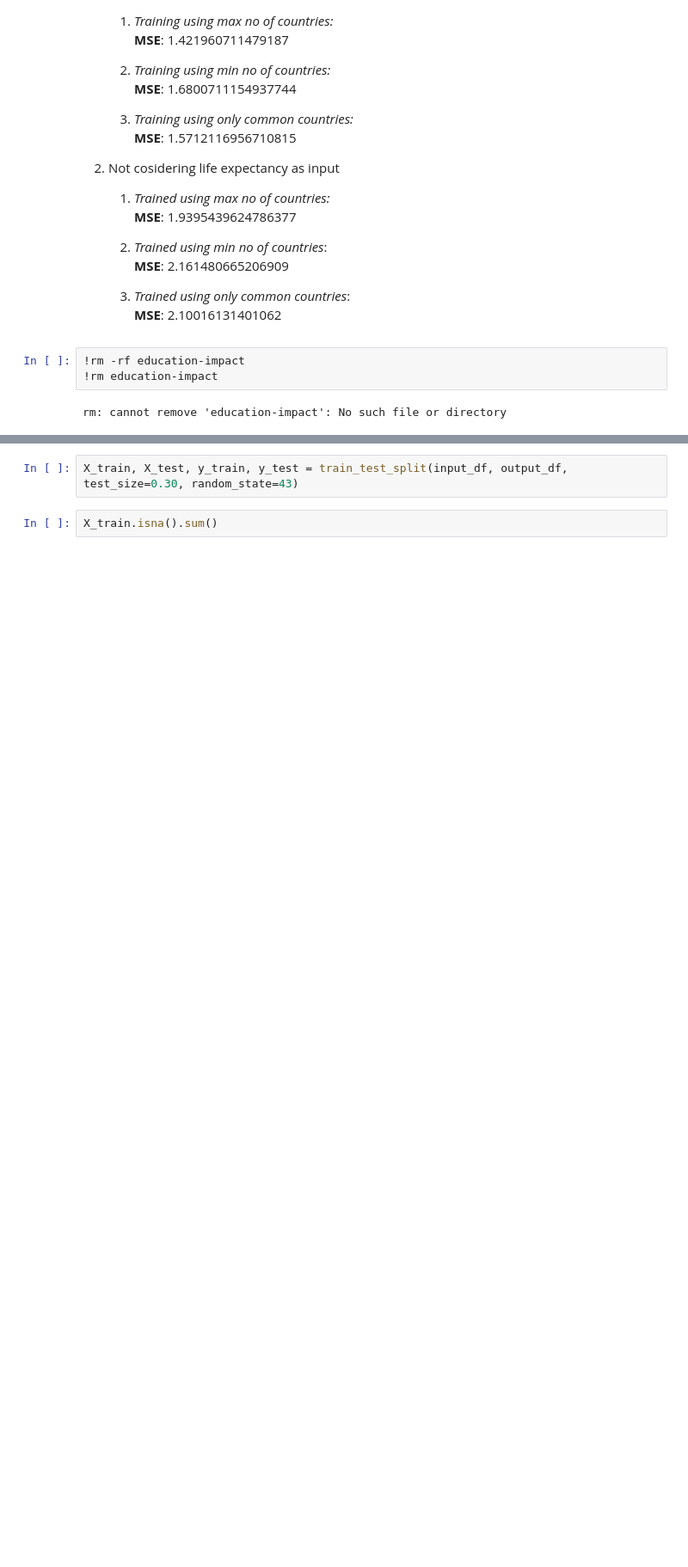
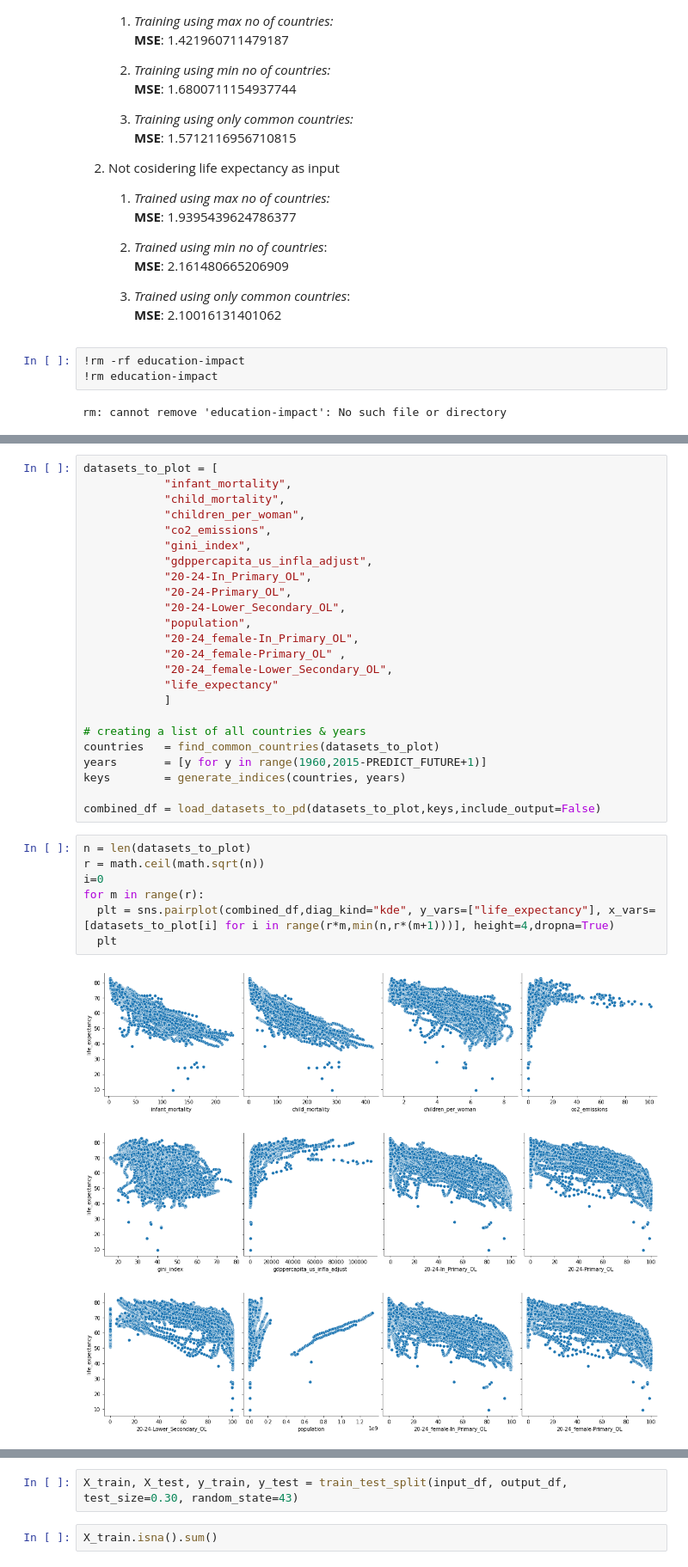
Before and after one commit to jaya-shankar/Human-Development-Prediction, a Jupyter notebook: life_expectancy_model.ipynb, the cells around one changed output, grey strips where cells are left out. Shown at 86% size. Drawn from its saved outputs; the diff is of its cells as text; blank space fills up the shorter version.

Commit message:
add functions & code to plot graphs

```diff
--- a/life_expectancy_model.ipynb
+++ b/life_expectancy_model.ipynb
@@ -87 +98,36 @@ datasets_path = {
                 }
+# %%
+datasets_to_plot = [
+            "infant_mortality",
+            "child_mortality",
+            "children_per_woman",
+            "co2_emissions",
+            "gini_index",
+            "gdppercapita_us_infla_adjust",
+            "20-24-In_Primary_OL",
+            "20-24-Primary_OL",
+            "20-24-Lower_Secondary_OL",
+            "population",
+            "20-24_female-In_Primary_OL",
+            "20-24_female-Primary_OL" ,
+            "20-24_female-Lower_Secondary_OL",
+            "life_expectancy"
+            ]
+
+# creating a list of all countries & years
+countries   = find_common_countries(datasets_to_plot)
+years       = [y for y in range(1960,2015-PREDICT_FUTURE+1)]
+keys        = generate_indices(countries, years)
+
+combined_df = load_datasets_to_pd(datasets_to_plot,keys,include_output=False)
+# %%
+n = len(datasets_to_plot)
+r = math.ceil(math.sqrt(n))
+i=0
+for m in range(r):
+  plt = sns.pairplot(combined_df,diag_kind="kde", y_vars=["life_expectancy"], x_vars=[datasets_to_plot[i] for i in range(r*m,min(n,r*(m+1)))], height=4,dropna=True)
+  plt
+# %% [output]
+[figure, added]
+[figure, added]
+[figure, added]
```
Also changed, not shown: parts of 31 cells of this notebook.
